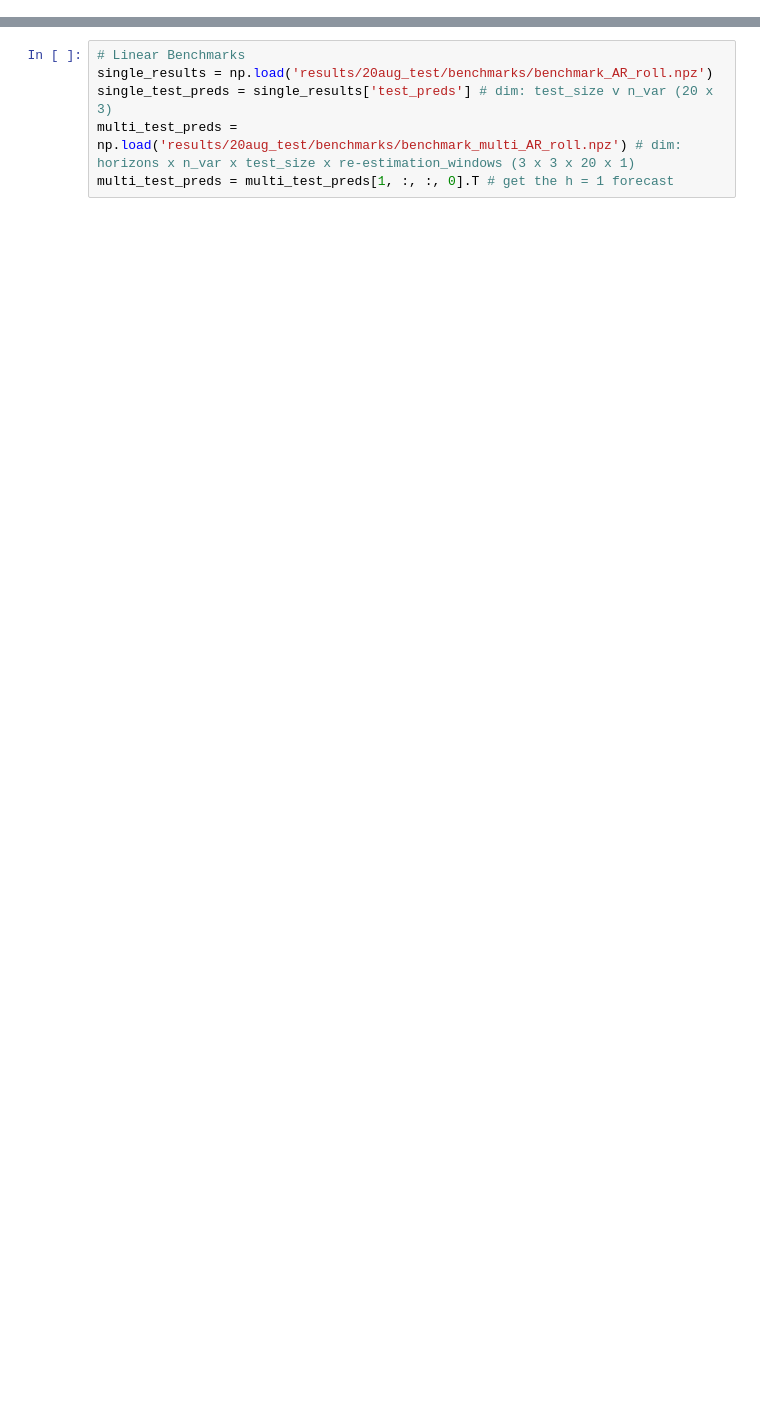
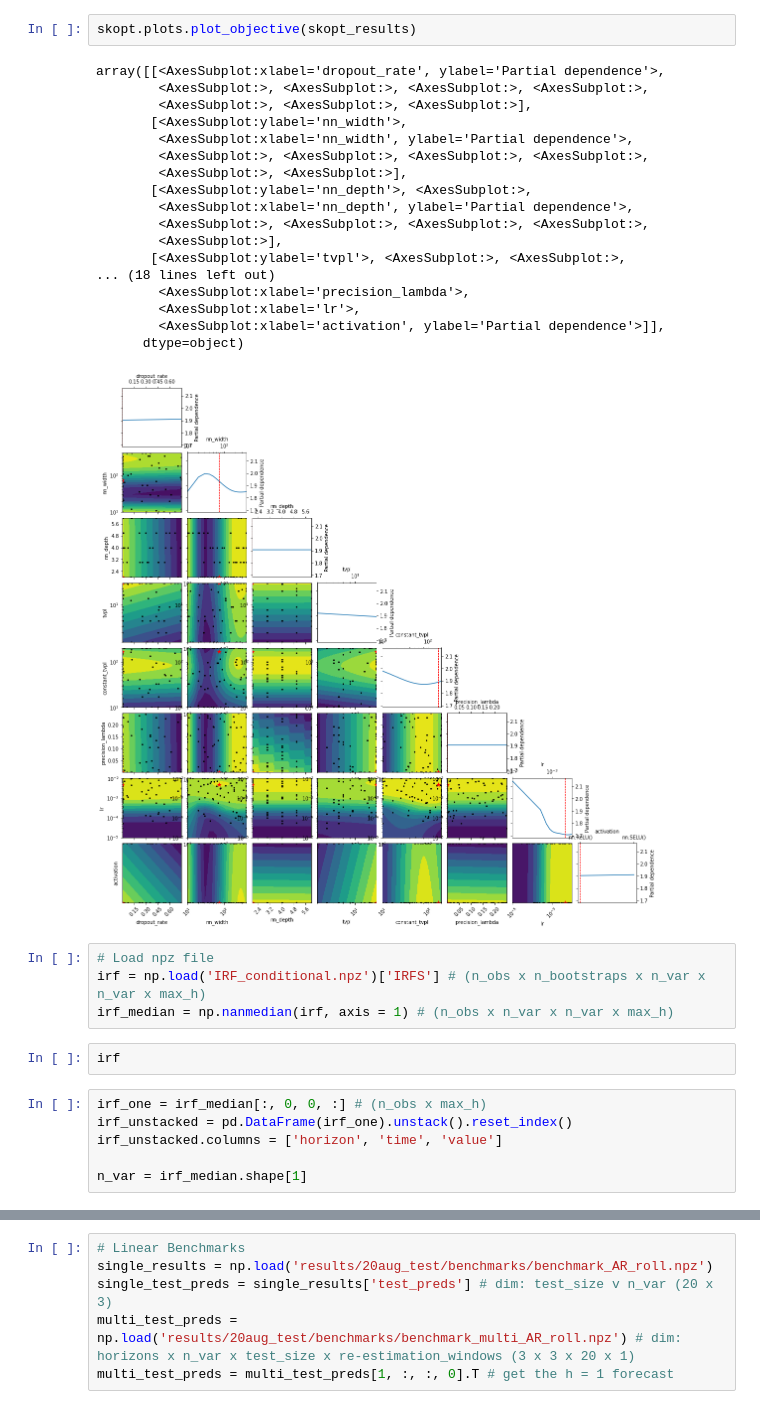
Before and after one commit to thamsuppp/EconDL, a Jupyter notebook: investigation.ipynb, the cells around one changed output, grey strips where cells are left out. Cells and saved outputs as stored; diff of their text form; blank space fills up the shorter version.

```diff
--- a/investigation.ipynb
+++ b/investigation.ipynb
@@ -7,0 +54,33 @@ from statsmodels.tsa.arima.model import ARIMA
+# %%
+skopt.plots.plot_objective(skopt_results)
+# %% [output]
+array([[<AxesSubplot:xlabel='dropout_rate', ylabel='Partial dependence'>,
+        <AxesSubplot:>, <AxesSubplot:>, <AxesSubplot:>, <AxesSubplot:>,
+        <AxesSubplot:>, <AxesSubplot:>, <AxesSubplot:>],
+       [<AxesSubplot:ylabel='nn_width'>,
+        <AxesSubplot:xlabel='nn_width', ylabel='Partial dependence'>,
+        <AxesSubplot:>, <AxesSubplot:>, <AxesSubplot:>, <AxesSubplot:>,
+        <AxesSubplot:>, <AxesSubplot:>],
+       [<AxesSubplot:ylabel='nn_depth'>, <AxesSubplot:>,
+        <AxesSubplot:xlabel='nn_depth', ylabel='Partial dependence'>,
+        <AxesSubplot:>, <AxesSubplot:>, <AxesSubplot:>, <AxesSubplot:>,
+        <AxesSubplot:>],
+       [<AxesSubplot:ylabel='tvpl'>, <AxesSubplot:>, <AxesSubplot:>,
+... (18 lines left out)
+        <AxesSubplot:xlabel='precision_lambda'>,
+        <AxesSubplot:xlabel='lr'>,
+        <AxesSubplot:xlabel='activation', ylabel='Partial dependence'>]],
+      dtype=object)
+[figure, added]
+# %%
+# Load npz file
+irf = np.load('IRF_conditional.npz')['IRFS'] # (n_obs x n_bootstraps x n_var x n_var x max_h)
+irf_median = np.nanmedian(irf, axis = 1) # (n_obs x n_var x n_var x max_h)
+# %%
+irf
+# %%
+irf_one = irf_median[:, 0, 0, :] # (n_obs x max_h)
+irf_unstacked = pd.DataFrame(irf_one).unstack().reset_index()
+irf_unstacked.columns = ['horizon', 'time', 'value']
+
+n_var = irf_median.shape[1]
```
Also changed, not shown: parts of 29 cells of this notebook, 25 other files.
